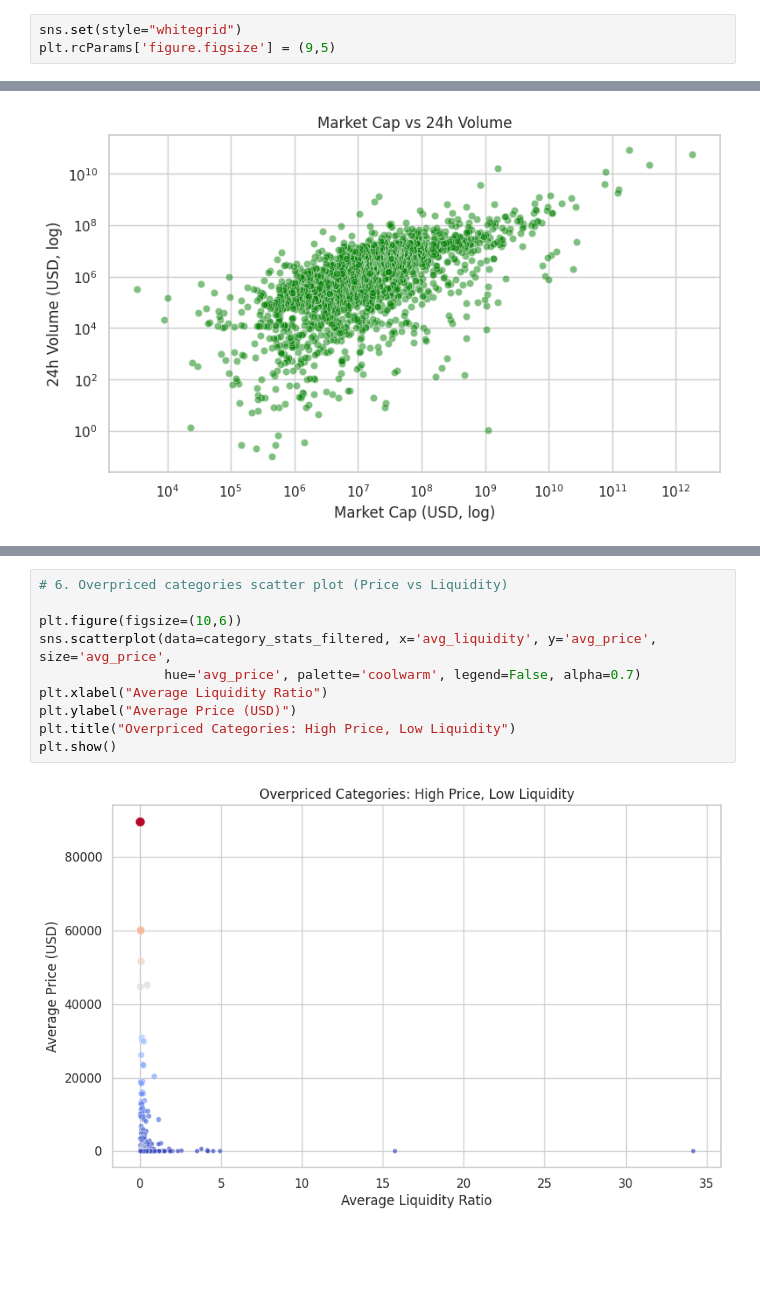
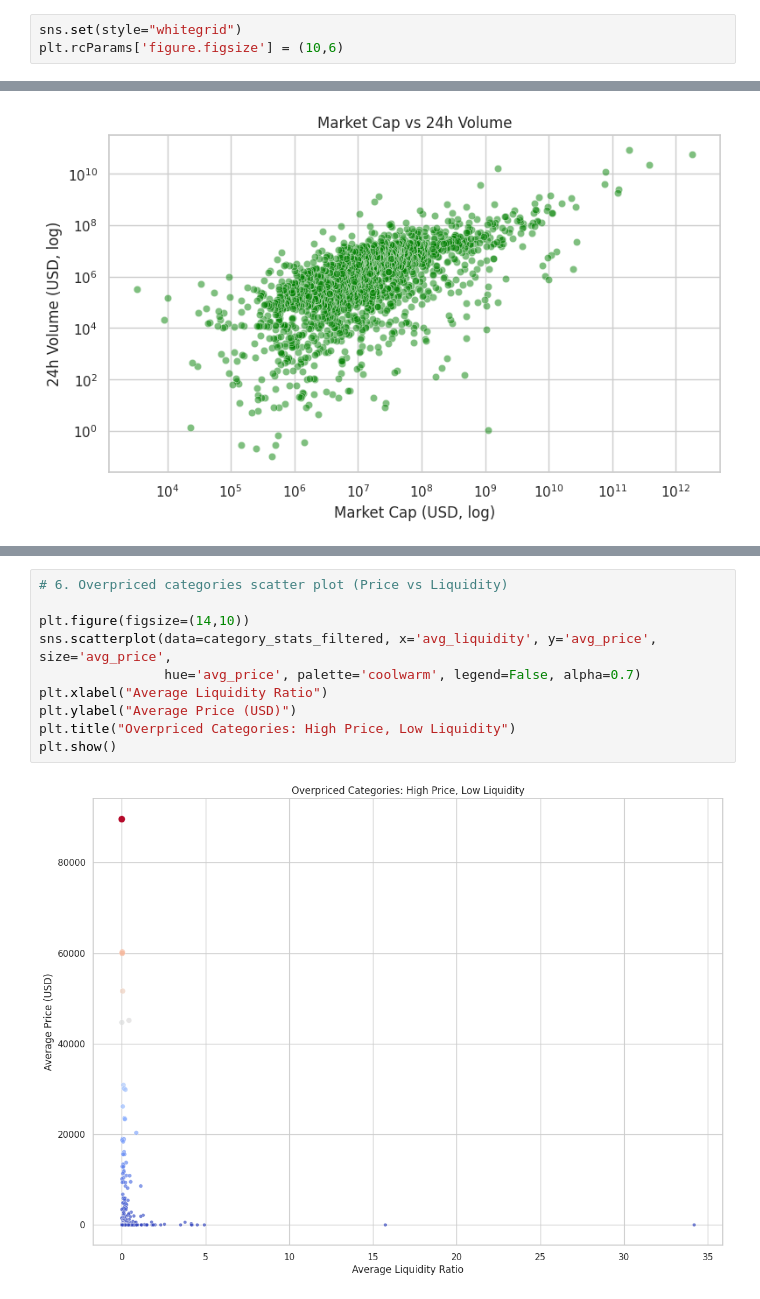
Before and after one commit to MirasKassymuly/scrpproject, a Jupyter notebook: scrpproject2.ipynb, the cells around one changed output, grey strips where cells are left out. Cells and saved outputs as stored; diff of their text form; blank space fills up the shorter version.

```diff
--- a/scrpproject2.ipynb
+++ b/scrpproject2.ipynb
@@ -226,7 +226,7 @@ invalid value encountered in subtract
 #part 3   Miras , Assel
 # %%
 sns.set(style="whitegrid")
-plt.rcParams['figure.figsize'] = (9,5)
+plt.rcParams['figure.figsize'] = (10,6)
 # %%
 # LOAD DATA
 df = pd.read_csv("coinmarketcap_clean.csv")
@@ -450,15 +450,15 @@ Passing `palette` without assigning `hue` is deprecated and will be removed in v
 # %%
 # 6. Overpriced categories scatter plot (Price vs Liquidity)
 
-plt.figure(figsize=(10,6))
+plt.figure(figsize=(14,10))
 sns.scatterplot(data=category_stats_filtered, x='avg_liquidity', y='avg_price', size='avg_price',
                 hue='avg_price', palette='coolwarm', legend=False, alpha=0.7)
 plt.xlabel("Average Liquidity Ratio")
 plt.ylabel("Average Price (USD)")
 plt.title("Overpriced Categories: High Price, Low Liquidity")
 plt.show()
 # %% [output]
-[figure, old version]
+[figure, new version]
 # %%
 # 7. Optional interactive scatter plot with Plotly
 
```
Also changed, not shown: parts of 13 cells of this notebook.
